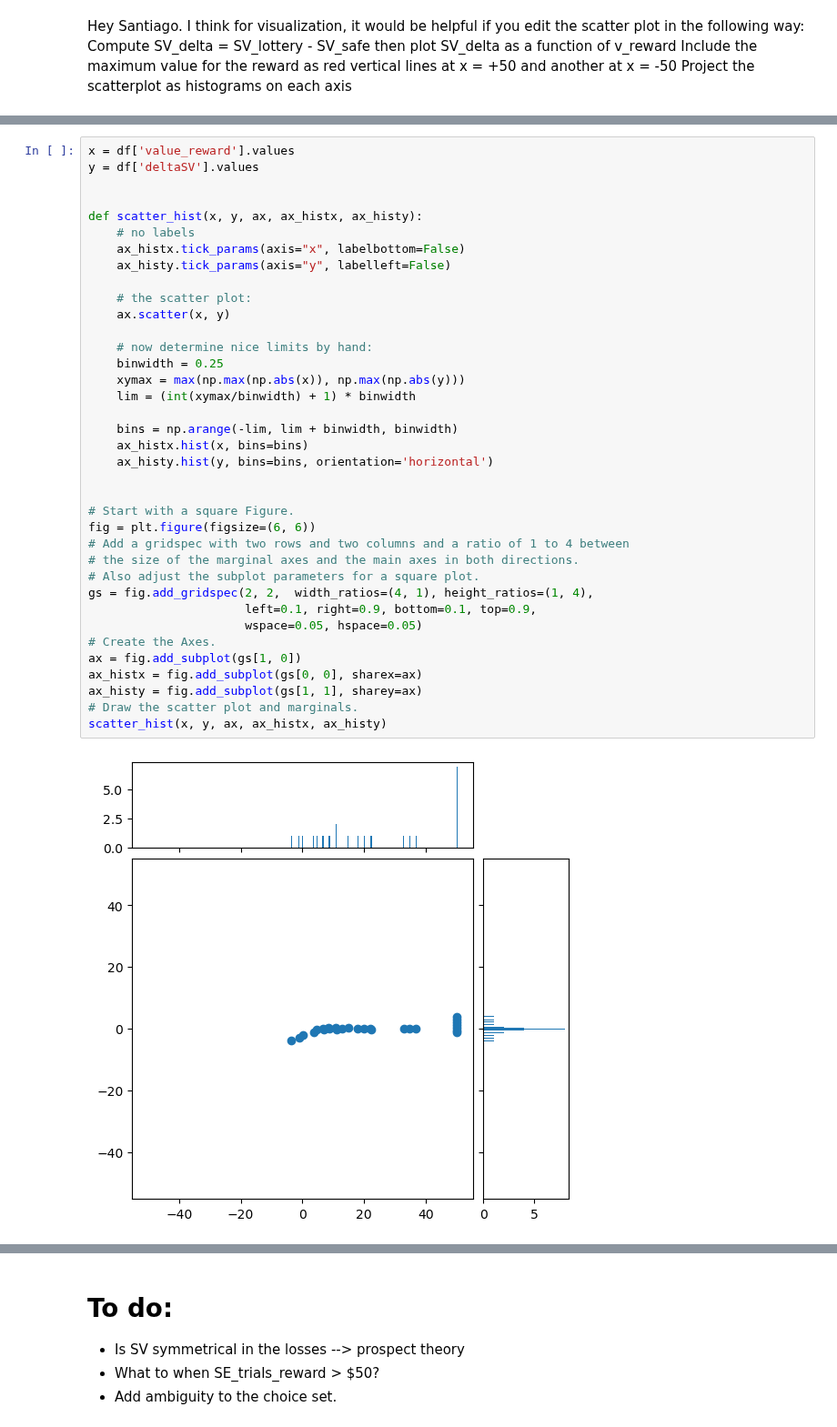
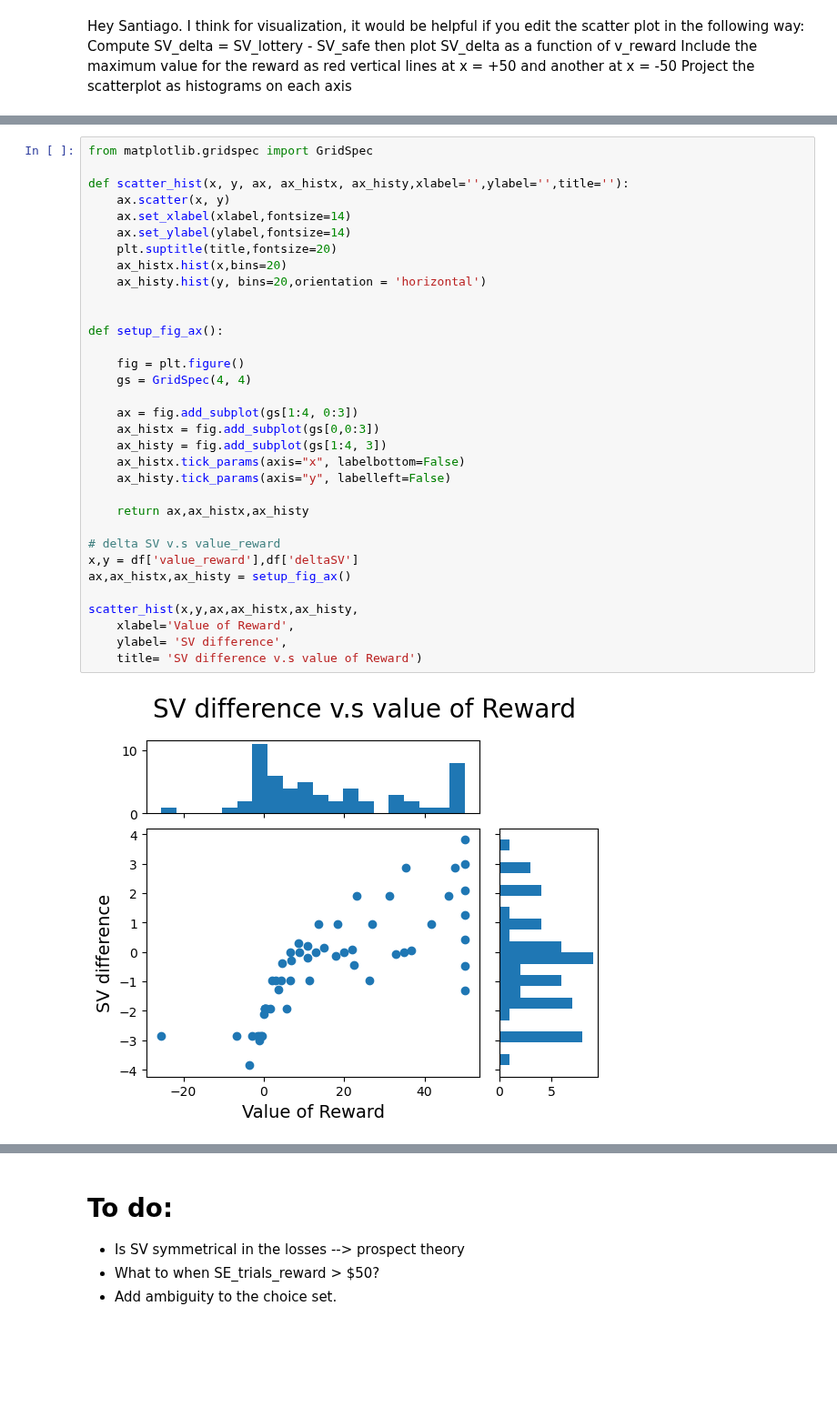
Before and after one commit to CDN-Lab/Adaptive_Choicesets, a Jupyter notebook: gen_choice_set_space.ipynb, the cells around one changed output, grey strips where cells are left out. Shown at 91% size. Cells and saved outputs as stored; diff of their text form; blank space fills up the shorter version.

```diff
--- a/gen_choice_set_space.ipynb
+++ b/gen_choice_set_space.ipynb
@@ -395,39 +544,35 @@ Text(0, 0.5, 'SV difference (no ambiuguity)')
-# %%
-x = df['value_reward'].values
-y = df['deltaSV'].values
-
-
-def scatter_hist(x, y, ax, ax_histx, ax_histy):
-    # no labels
-    ax_histx.tick_params(axis="x", labelbottom=False)
-    ax_histy.tick_params(axis="y", labelleft=False)
-
-    # the scatter plot:
-    ax.scatter(x, y)
-
-    # now determine nice limits by hand:
-    binwidth = 0.25
-    xymax = max(np.max(np.abs(x)), np.max(np.abs(y)))
-    lim = (int(xymax/binwidth) + 1) * binwidth
-
-    bins = np.arange(-lim, lim + binwidth, binwidth)
-    ax_histx.hist(x, bins=bins)
-    ax_histy.hist(y, bins=bins, orientation='horizontal')
-
-
-# Start with a square Figure.
-fig = plt.figure(figsize=(6, 6))
-# Add a gridspec with two rows and two columns and a ratio of 1 to 4 between
-# the size of the marginal axes and the main axes in both directions.
-# Also adjust the subplot parameters for a square plot.
-gs = fig.add_gridspec(2, 2,  width_ratios=(4, 1), height_ratios=(1, 4),
-                      left=0.1, right=0.9, bottom=0.1, top=0.9,
-                      wspace=0.05, hspace=0.05)
-# Create the Axes.
-ax = fig.add_subplot(gs[1, 0])
-ax_histx = fig.add_subplot(gs[0, 0], sharex=ax)
-ax_histy = fig.add_subplot(gs[1, 1], sharey=ax)
-# Draw the scatter plot and marginals.
-scatter_hist(x, y, ax, ax_histx, ax_histy)
-# %% [output]
-[figure, removed]
+# %%
+from matplotlib.gridspec import GridSpec
+
+def scatter_hist(x, y, ax, ax_histx, ax_histy,xlabel='',ylabel='',title=''):
+	ax.scatter(x, y)
+	ax.set_xlabel(xlabel,fontsize=14)
+	ax.set_ylabel(ylabel,fontsize=14)
+	plt.suptitle(title,fontsize=20)
+	ax_histx.hist(x,bins=20)
+	ax_histy.hist(y, bins=20,orientation = 'horizontal')
+
+
+def setup_fig_ax():
+
+	fig = plt.figure()
+	gs = GridSpec(4, 4)
+
+	ax = fig.add_subplot(gs[1:4, 0:3])
+	ax_histx = fig.add_subplot(gs[0,0:3])
+	ax_histy = fig.add_subplot(gs[1:4, 3])
+	ax_histx.tick_params(axis="x", labelbottom=False)
+	ax_histy.tick_params(axis="y", labelleft=False)
+
+	return ax,ax_histx,ax_histy
+
+# delta SV v.s value_reward
+x,y = df['value_reward'],df['deltaSV']
+ax,ax_histx,ax_histy = setup_fig_ax()
+
+scatter_hist(x,y,ax,ax_histx,ax_histy,
+    xlabel='Value of Reward',
+    ylabel= 'SV difference',
+    title= 'SV difference v.s value of Reward')
+# %% [output]
+[figure, added]
```
Also changed, not shown: parts of 20 cells of this notebook.
